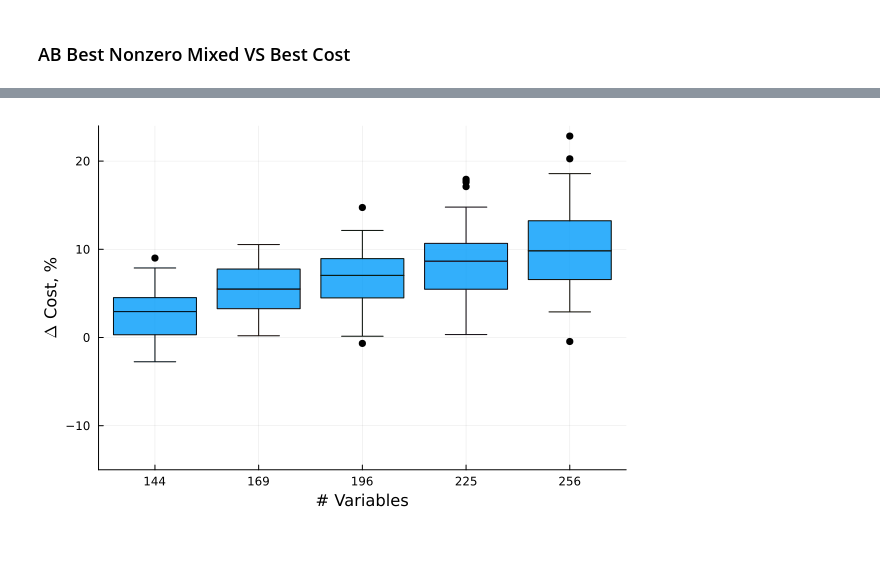
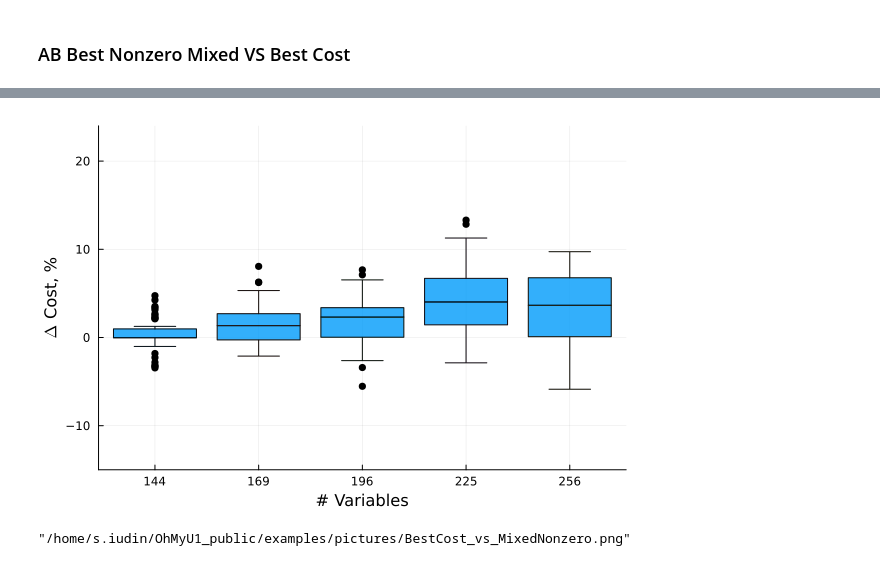
Before and after one commit to antientropic-guy/OhMyU1_public, a Jupyter notebook: examples/LinearAssignmentReport.ipynb, the cells around one changed output, grey strips where cells are left out. Saved outputs shown, nothing was run; the diff lists cells and outputs as text; code cells hidden in the pictures.

```diff
--- a/examples/LinearAssignmentReport.ipynb
+++ b/examples/LinearAssignmentReport.ipynb
@@ -164,7 +154,7 @@ Result: b considerably LESS, than a (α=0.05)
 # %%
-path2_mixed = "../data/random_assignment/res_weighted rank_barrier_false_div_false_r=50_w=0.35_0.5_0.7_1.0.jld2"
+path2_mixed = "data/random_assignment/res_weighted rank_barrier_false_div_false_r=50_w=0.1_0.35_0.5_0.7.jld2"
 get_b_vec = w -> get_res_vec(path2_mixed, strategy="weighted rank", n_sizes=n_sizes, problems_range=problems_range, w=w)
-for w in [0.7]
+for w in [0.1]
     p = scatter(best_cost_vec - get_b_vec(w))
     display(p)
 end
@@ -188,10 +180,10 @@ savefig("pictures/BestCost_vs_WeightedRank.png")
 n_sizes = [12, 13, 14, 15, 16]
 problems_range = 1:50
 w_vec = [0.1, 0.2, 0.3, 0.4]
-path2_best_cost = "../data/random_assignment/res_best_cost_barrier_false_div_false_r=50.jld2"
+path2_best_cost = "data/random_assignment/res_best_cost_barrier_false_div_false_r=50.jld2"
 best_cost_vec = get_res_vec(path2_best_cost, strategy="best_cost", n_sizes=n_sizes, problems_range=problems_range)
 for w in w_vec
-    path2_mixed = "../data/random_assignment/res_mixed_barrier_false_div_false_r=50_w=0.1_0.2_0.3_0.4.jld2"
+    path2_mixed = "data/random_assignment/res_mixed_barrier_false_div_false_r=50_w=0.1_0.2_0.3_0.4.jld2"
     println("\n w=$(w): ")
     best_cost_mixed = get_res_vec(path2_mixed, strategy="mixed", n_sizes=n_sizes, problems_range=problems_range, w=w)
     detailed_wilcoxon(best_cost_vec, best_cost_mixed)
@@ -228,11 +222,12 @@ savefig("pictures/BestCost_vs_Mixed.png")
 # %%
 n_sizes = [12, 13, 14, 15, 16]
 problems_range = 1:50
-w_vec = [0.1, 0.2, 0.3]
-path2_best_cost = "../data/random_assignment/res_best_cost_barrier_false_div_false_r=50.jld2"
+w_vec = [0.3]
+path2_best_cost = "data/random_assignment/res_best_cost_barrier_false_div_false_r=50.jld2"
+path2_mixed = ""
 best_cost_vec = get_res_vec(path2_best_cost, strategy="best_cost", n_sizes=n_sizes, problems_range=problems_range)
 for w in w_vec
-    path2_mixed = "../data/random_assignment/res_best nonzero mixed_barrier_false_div_false_r=50_w=0.1_0.2_0.3.jld2"
+    path2_mixed = "data/random_assignment/res_best nonzero mixed_barrier_false_div_false_r=50_w=0.3.jld2"
     println("\n w=$(w): ")
     best_cost_mixed = get_res_vec(path2_mixed, strategy="best nonzero mixed", n_sizes=n_sizes, problems_range=problems_range, w=w)
     detailed_wilcoxon(best_cost_vec, best_cost_mixed)
@@ -257,0 +246,13 @@ Result: b considerably LESS, than a (α=0.05)
+# %%
+n_sizes = [12, 13, 14, 15, 16]
+problems_range = 1:50
+w_vec = [0.1, 0.2, 0.4]
+path2_best_cost = "data/random_assignment/res_best_cost_barrier_false_div_false_r=50.jld2"
+path2_mixed = ""
+best_cost_vec = get_res_vec(path2_best_cost, strategy="best_cost", n_sizes=n_sizes, problems_range=problems_range)
+for w in w_vec
+    path2_mixed = "data/random_assignment/res_best nonzero mixed_barrier_false_div_false_r=50_w=0.1_0.2_0.4.jld2"
+    println("\n w=$(w): ")
+    best_cost_mixed = get_res_vec(path2_mixed, strategy="best nonzero mixed", n_sizes=n_sizes, problems_range=problems_range, w=w)
+    detailed_wilcoxon(best_cost_vec, best_cost_mixed)
+end
@@ -258,9 +277,11 @@ Result: b considerably LESS, than a (α=0.05)
 # %%
 get_b_vec = w -> get_res_vec(path2_mixed, strategy="best nonzero mixed", n_sizes=n_sizes, problems_range=problems_range, w=w)
 a = best_cost_vec
-b = get_b_vec(0.3)
+b = get_b_vec(0.4)
 plot_rel_improvement(a, b)
 # %% [output]
-[figure, old version]
+[figure, new version]
 # %%
-savefig("pictures/BestCost_vs_WeightedRank.png")
+savefig("examples/pictures/BestCost_vs_MixedNonzero.png")
+# %% [output]
+"/home/s.iudin/OhMyU1_public/examples/pictures/BestCost_vs_MixedNonzero.png"
```
Also changed, not shown: parts of 12 cells of this notebook, 45 other files.
